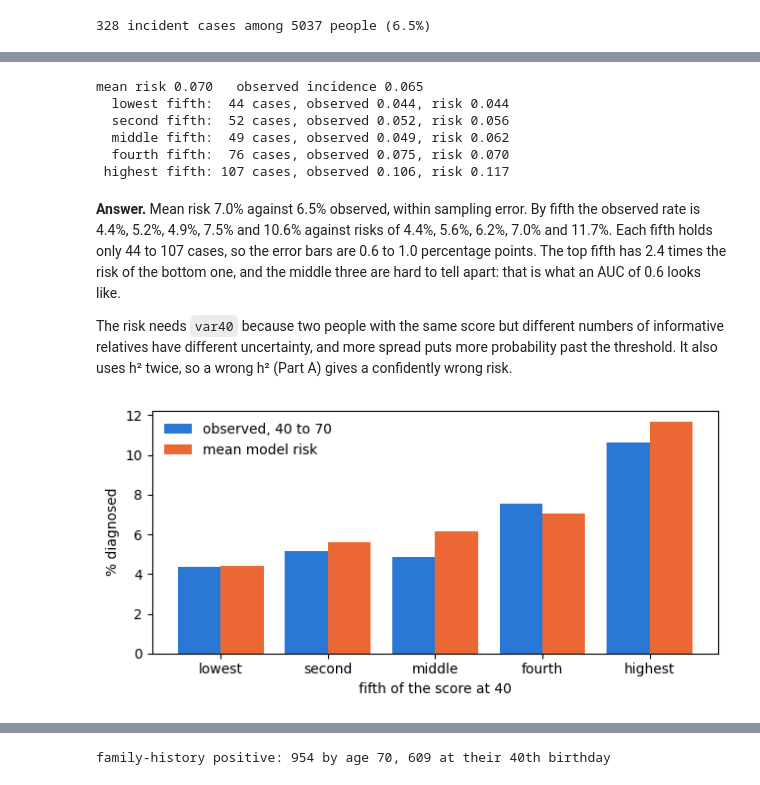
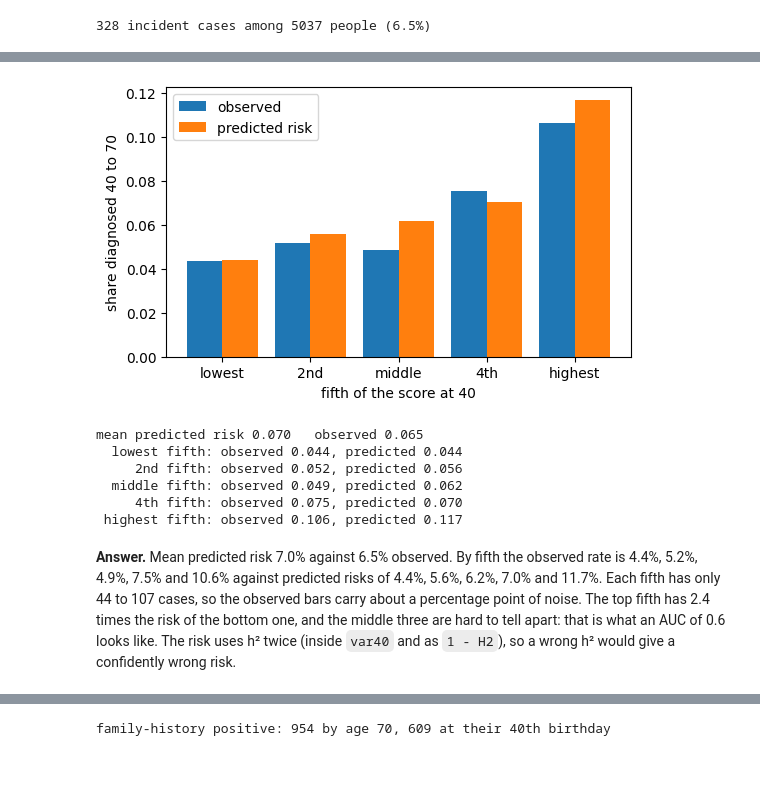
Before and after one commit to bvilhjal/ATIG_2026, a Jupyter notebook: teaching_days/2026-09-24/LTFH/LTFH_exercise_answers.ipynb, the cells around one changed output, grey strips where cells are left out. Drawn from its saved outputs; the diff is of its cells as text; code cells hidden in the pictures.

```diff
--- a/teaching_days/2026-09-24/LTFH/LTFH_exercise_answers.ipynb
+++ b/teaching_days/2026-09-24/LTFH/LTFH_exercise_answers.ipynb
@@ -373,45 +328,39 @@ fifths of the score.
 # %%
-T40, T70 = norm.isf(np.interp([40, 70], AGES, CIP))   # liability thresholds at ages 40 and 70
-sd = np.sqrt(var40 + 1 - H2)                          # spread of full liability given the relatives
-below_T40 = norm.cdf((T40 - est40) / sd)              # P(liability < T40): undiagnosed at 40
-below_T70 = norm.cdf((T70 - est40) / sd)              # P(liability < T70): undiagnosed at 70
-risk = (below_T40 - below_T70) / below_T40
+T40, T70 = norm.isf(np.interp([40, 70], AGES, CIP))    # LT-FH++ thresholds at ages 40 and 70
+sd = np.sqrt(var40 + 1 - H2)                           # spread of full liability given the relatives
+below40 = norm.cdf((T40 - est40) / sd)                 # P(undiagnosed at 40)
+below70 = norm.cdf((T70 - est40) / sd)                 # P(undiagnosed at 70)
+risk = (below40 - below70) / below40                   # P(diagnosed 40-70 | undiagnosed at 40)
 
-print(f"mean risk {risk.mean():.3f}   observed incidence {y.mean():.3f}")
-fifths = np.array_split(np.argsort(est40, kind="stable"), 5)    # lowest to highest score
-for name, idx in zip(("lowest", "second", "middle", "fourth", "highest"), fifths):
-    print(f"{name:>8} fifth: {y[idx].sum():3d} cases, observed {y[idx].mean():.3f}, "
-          f"risk {risk[idx].mean():.3f}")
+fifths = np.array_split(np.argsort(est40, kind="stable"), 5)   # lowest to highest score
+observed = [y[idx].mean() for idx in fifths]                   # share diagnosed in each fifth
+predicted = [risk[idx].mean() for idx in fifths]               # mean risk in each fifth
+
+fig, ax = plt.subplots(figsize=(6, 3.5))
+ax.bar(np.arange(5) - 0.2, observed, width=0.4, label="observed")
+ax.bar(np.arange(5) + 0.2, predicted, width=0.4, label="predicted risk")
+ax.set_xticks(range(5), ["lowest", "2nd", "middle", "4th", "highest"])
+ax.set_xlabel("fifth of the score at 40")
+ax.set_ylabel("share diagnosed 40 to 70")
+ax.legend()
+plt.show()
+print(f"mean predicted risk {risk.mean():.3f}   observed {y.mean():.3f}")
+for name, o, p in zip(("lowest", "2nd", "middle", "4th", "highest"), observed, predicted):
+    print(f"{name:>8} fifth: observed {o:.3f}, predicted {p:.3f}")
 # %% [output]
+[figure, added]
-mean risk 0.070   observed incidence 0.065
-  lowest fifth:  44 cases, observed 0.044, risk 0.044
-  second fifth:  52 cases, observed 0.052, risk 0.056
-  middle fifth:  49 cases, observed 0.049, risk 0.062
-  fourth fifth:  76 cases, observed 0.075, risk 0.070
- highest fifth: 107 cases, observed 0.106, risk 0.117
+mean predicted risk 0.070   observed 0.065
+  lowest fifth: observed 0.044, predicted 0.044
+     2nd fifth: observed 0.052, predicted 0.056
+  middle fifth: observed 0.049, predicted 0.062
+     4th fifth: observed 0.075, predicted 0.070
+ highest fifth: observed 0.106, predicted 0.117
 # %% [markdown]
-**Answer.** Mean risk 7.0% against 6.5% observed, within sampling error. By fifth the
-observed rate is 4.4%, 5.2%, 4.9%, 7.5% and 10.6% against risks of 4.4%, 5.6%, 6.2%,
-7.0% and 11.7%. Each fifth holds only 44 to 107 cases, so the error bars are 0.6 to 1.0
-percentage points. The top fifth has 2.4 times the risk of the bottom one, and the middle
-three are hard to tell apart: that is what an AUC of 0.6 looks like.
-
-The risk needs `var40` because two people with the same score but different numbers of
-informative relatives have different uncertainty, and more spread puts more probability
-past the threshold. It also uses h² twice, so a wrong h² (Part A) gives a confidently
-wrong risk.
+**Answer.** Mean predicted risk 7.0% against 6.5% observed. By fifth the observed rate is
+4.4%, 5.2%, 4.9%, 7.5% and 10.6% against predicted risks of 4.4%, 5.6%, 6.2%, 7.0% and
+11.7%. Each fifth has only 44 to 107 cases, so the observed bars carry about a percentage
+point of noise. The top fifth has 2.4 times the risk of the bottom one, and the middle
+three are hard to tell apart: that is what an AUC of 0.6 looks like. The risk uses h²
+twice (inside `var40` and as `1 - H2`), so a wrong h² would give a confidently wrong
+risk.
-# %%
-fig, ax = plt.subplots(figsize=(6.5, 3.2))
-x = np.arange(5)
-observed = [100 * y[idx].mean() for idx in fifths]
-model = [100 * risk[idx].mean() for idx in fifths]
-ax.bar(x - 0.2, observed, width=0.4, color="#2a78d6", label="observed, 40 to 70")
-ax.bar(x + 0.2, model, width=0.4, color="#eb6834", label="mean model risk")
-ax.set_xticks(x, ["lowest", "second", "middle", "fourth", "highest"])
-ax.set_xlabel("fifth of the score at 40")
-ax.set_ylabel("% diagnosed")
-ax.legend(frameon=False)
-fig.tight_layout()
-# %% [output]
-[figure, removed]
 # %% [markdown]
```
Also changed, not shown: parts of 54 cells of this notebook, 7 other files.
